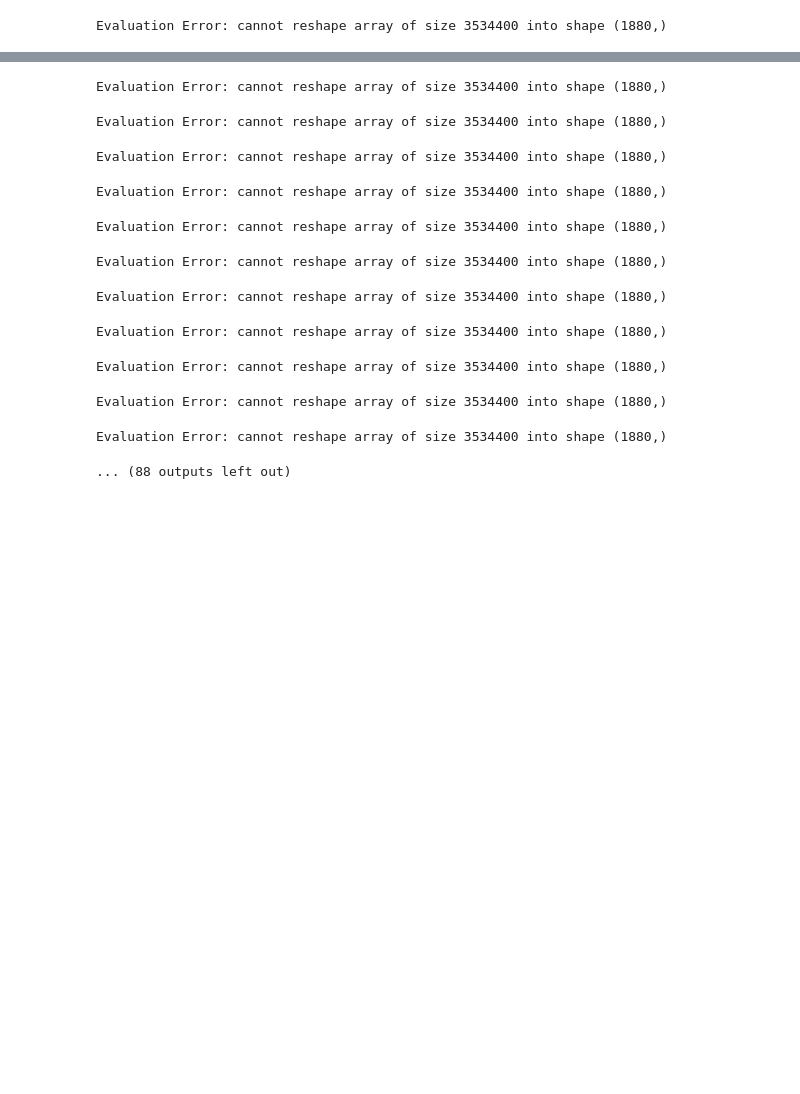
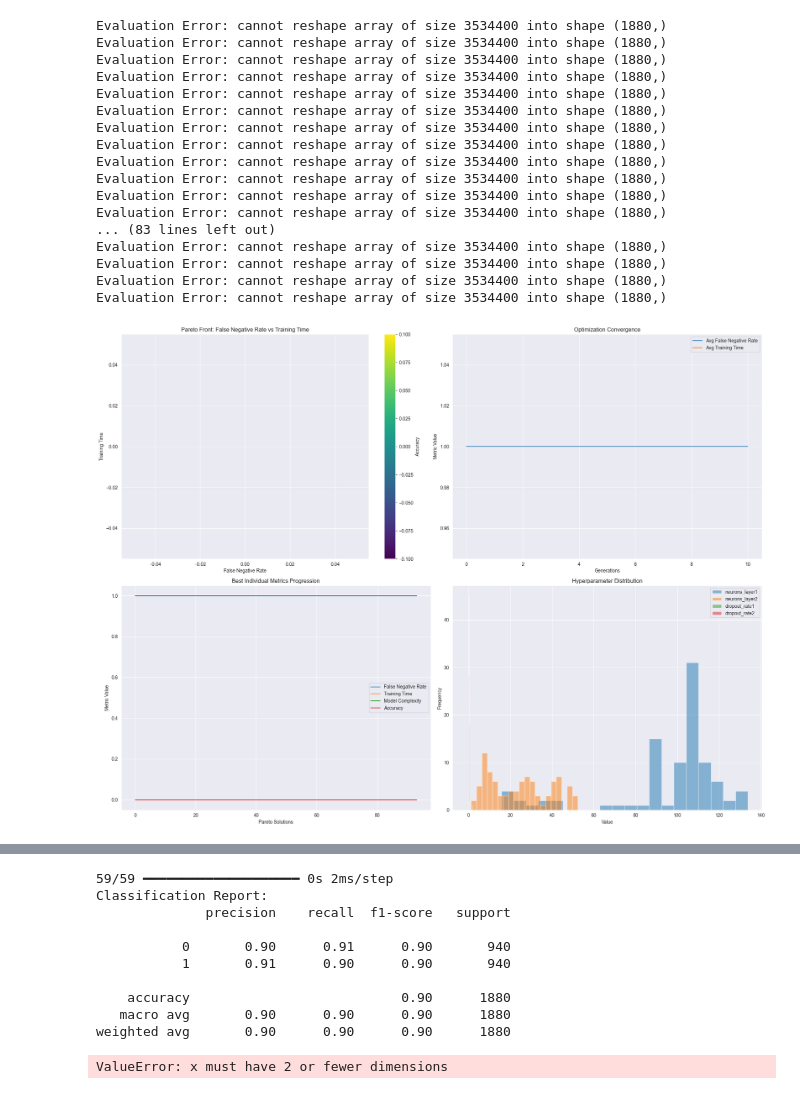
Before and after one commit to AmandiW/ci-coursework, a Jupyter notebook: test_model_v2/ANN_model_v3.ipynb, the cells around one changed output, grey strips where cells are left out. Saved outputs shown, nothing was run; the diff lists cells and outputs as text; code cells hidden in the pictures; blank space fills up the shorter version.

```diff
--- a/test_model_v2/ANN_model_v3.ipynb
+++ b/test_model_v2/ANN_model_v3.ipynb
@@ -470,6 +471,23 @@ def main():
     #     loaded_scaler = saved_data['scaler']
 # %%
 if __name__ == "__main__":
-    main()
+    main()P
 # %% [output]
 Evaluation Error: cannot reshape array of size 3534400 into shape (1880,)
+Evaluation Error: cannot reshape array of size 3534400 into shape (1880,)
+Evaluation Error: cannot reshape array of size 3534400 into shape (1880,)
+Evaluation Error: cannot reshape array of size 3534400 into shape (1880,)
+Evaluation Error: cannot reshape array of size 3534400 into shape (1880,)
+Evaluation Error: cannot reshape array of size 3534400 into shape (1880,)
+Evaluation Error: cannot reshape array of size 3534400 into shape (1880,)
+Evaluation Error: cannot reshape array of size 3534400 into shape (1880,)
+Evaluation Error: cannot reshape array of size 3534400 into shape (1880,)
+Evaluation Error: cannot reshape array of size 3534400 into shape (1880,)
+Evaluation Error: cannot reshape array of size 3534400 into shape (1880,)
+Evaluation Error: cannot reshape array of size 3534400 into shape (1880,)
+... (83 lines left out)
+Evaluation Error: cannot reshape array of size 3534400 into shape (1880,)
+Evaluation Error: cannot reshape array of size 3534400 into shape (1880,)
+Evaluation Error: cannot reshape array of size 3534400 into shape (1880,)
+Evaluation Error: cannot reshape array of size 3534400 into shape (1880,)
+[figure, added]
@@ -476,12 +495,11 @@ Evaluation Error: cannot reshape array of size 3534400 into shape (1880,)
-Evaluation Error: cannot reshape array of size 3534400 into shape (1880,)
+59/59 ━━━━━━━━━━━━━━━━━━━━ 0s 2ms/step
+Classification Report:
+              precision    recall  f1-score   support
+
+           0       0.90      0.91      0.90       940
+           1       0.91      0.90      0.90       940
+
+    accuracy                           0.90      1880
+   macro avg       0.90      0.90      0.90      1880
+weighted avg       0.90      0.90      0.90      1880
-Evaluation Error: cannot reshape array of size 3534400 into shape (1880,)
+ValueError: x must have 2 or fewer dimensions
-Evaluation Error: cannot reshape array of size 3534400 into shape (1880,)
-Evaluation Error: cannot reshape array of size 3534400 into shape (1880,)
-Evaluation Error: cannot reshape array of size 3534400 into shape (1880,)
-Evaluation Error: cannot reshape array of size 3534400 into shape (1880,)
-Evaluation Error: cannot reshape array of size 3534400 into shape (1880,)
-Evaluation Error: cannot reshape array of size 3534400 into shape (1880,)
-Evaluation Error: cannot reshape array of size 3534400 into shape (1880,)
-Evaluation Error: cannot reshape array of size 3534400 into shape (1880,)
-Evaluation Error: cannot reshape array of size 3534400 into shape (1880,)
-... (88 outputs left out)
```
Also changed, not shown: parts of 3 cells of this notebook, 1 other file.
